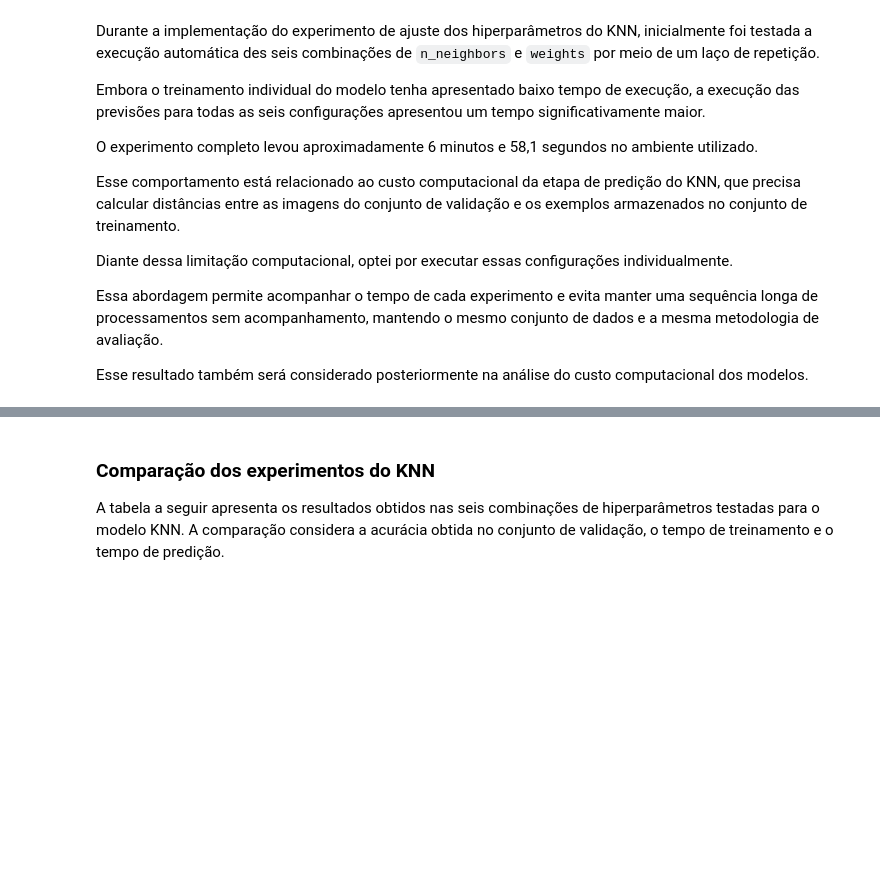
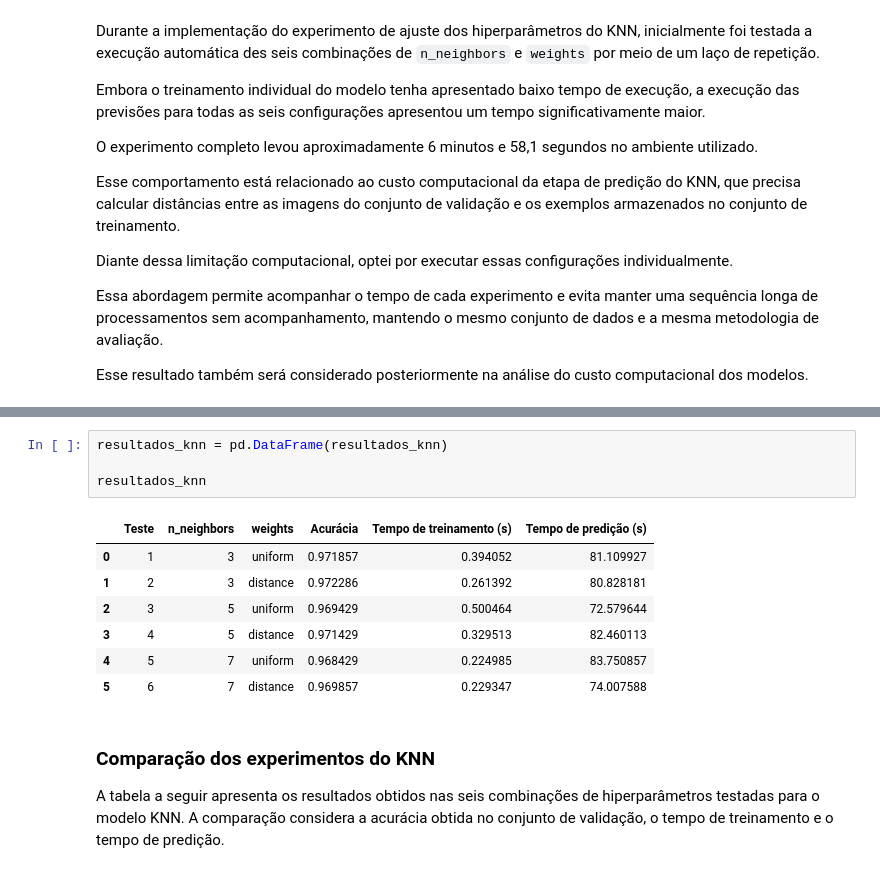
Before and after one commit to Franciane-sl/MNIST_Classification, a Jupyter notebook: notebooks/mnist_classification.ipynb, the cells around one changed output, grey strips where cells are left out. Cells and saved outputs as stored; diff of their text form; blank space fills up the shorter version.

Commit message:
fix: corrige consolidação dos resultados dos experimentos do KNN

```diff
--- a/notebooks/mnist_classification.ipynb
+++ b/notebooks/mnist_classification.ipynb
@@ -511,3 +563,15 @@ Tempo de predição: 86.42 segundos
+# %%
+resultados_knn = pd.DataFrame(resultados_knn)
+
+resultados_knn
+# %% [output]
+|  | Teste | n_neighbors | weights | Acurácia | Tempo de treinamento (s) | Tempo de predição (s) |
+| 0 | 1 | 3 | uniform | 0.971857 | 0.394052 | 81.109927 |
+| 1 | 2 | 3 | distance | 0.972286 | 0.261392 | 80.828181 |
+| 2 | 3 | 5 | uniform | 0.969429 | 0.500464 | 72.579644 |
+| 3 | 4 | 5 | distance | 0.971429 | 0.329513 | 82.460113 |
+| 4 | 5 | 7 | uniform | 0.968429 | 0.224985 | 83.750857 |
+| 5 | 6 | 7 | distance | 0.969857 | 0.229347 | 74.007588 |
 # %% [markdown]
 ### Comparação dos experimentos do KNN
 
```
Also changed, not shown: parts of 10 cells of this notebook.
